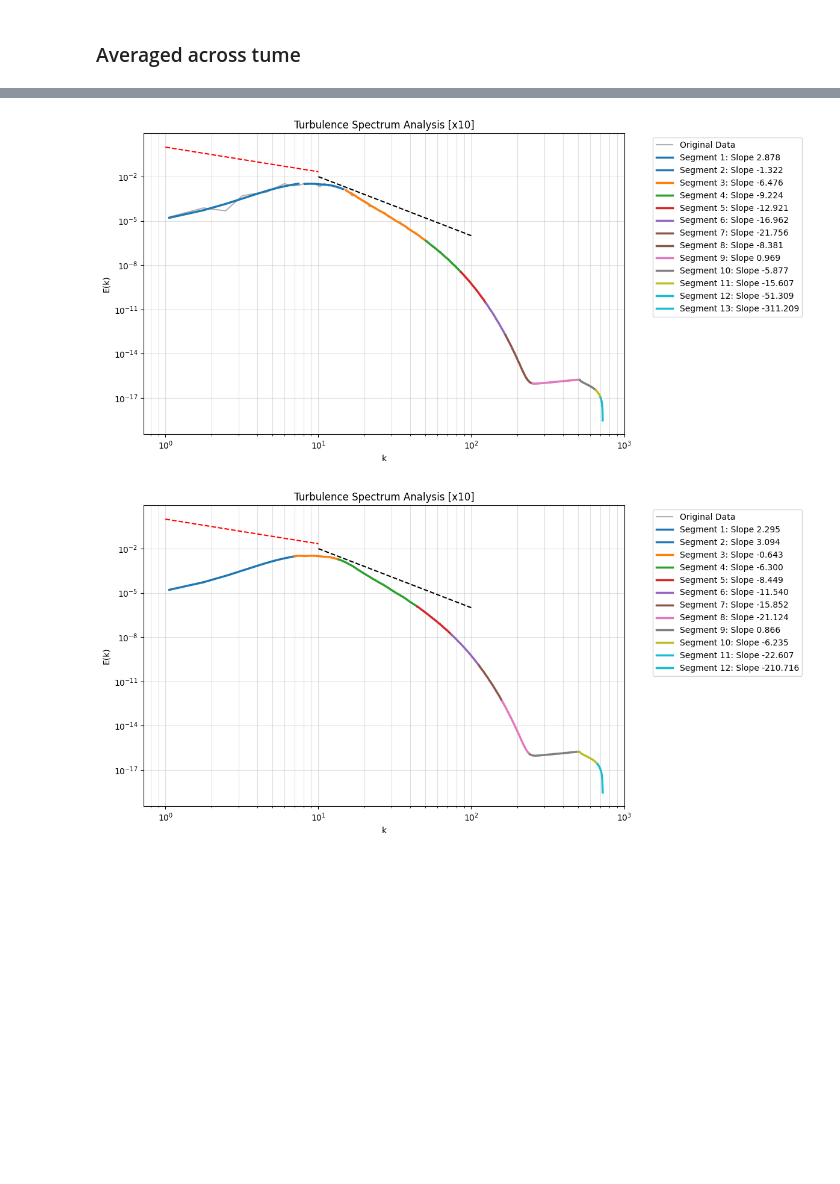
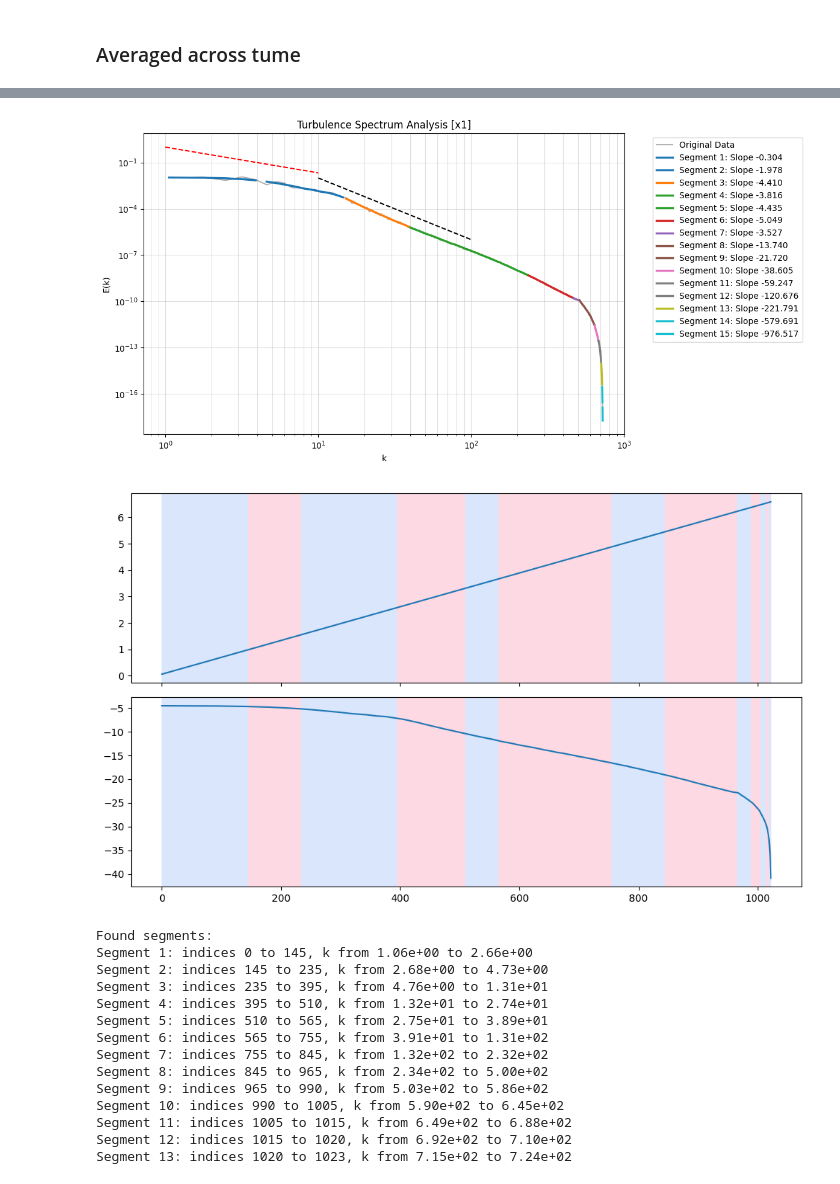
Before and after one commit to red1ithink/EnergySpectrum, a Jupyter notebook: tracking_range.ipynb, the cells around one changed output, grey strips where cells are left out. Drawn from its saved outputs; the diff is of its cells as text; code cells hidden in the pictures; blank space fills up the shorter version.

```diff
--- a/tracking_range.ipynb
+++ b/tracking_range.ipynb
@@ -94,7 +94,7 @@ Segment 6: indices 990 to 1023, k from 5.90e+02 to 7.24e+02
 # %%
 all_ek = []
 
-for file in files2:
+for file in files:
     k, e_k = get_ek(file)
     e_k = e_k[1:]
     all_ek.append(e_k)
@@ -110,6 +111,6 @@ compared_line()
 # %%
-tr.tracking_data(k, mean_ek, 1, 'x10')
+tr.tracking_data(k, mean_ek, 0.1, 'x1')
 compared_line()
-tr.tracking2_data(k, mean_ek, 1, 'x10')
+tr.tracking2_data(k, mean_ek, 0.1, 'x1')
 compared_line()
 # %% [output]
@@ -134,2 +134,16 @@ Segment 12: indices 1020 to 1023, k from 7.15e+02 to 7.24e+02
-[figure, old version]
+[figure, new version]
-[figure, old version]
+[figure, new version]
+Found segments:
+Segment 1: indices 0 to 145, k from 1.06e+00 to 2.66e+00
+Segment 2: indices 145 to 235, k from 2.68e+00 to 4.73e+00
+Segment 3: indices 235 to 395, k from 4.76e+00 to 1.31e+01
+Segment 4: indices 395 to 510, k from 1.32e+01 to 2.74e+01
+Segment 5: indices 510 to 565, k from 2.75e+01 to 3.89e+01
+Segment 6: indices 565 to 755, k from 3.91e+01 to 1.31e+02
+Segment 7: indices 755 to 845, k from 1.32e+02 to 2.32e+02
+Segment 8: indices 845 to 965, k from 2.34e+02 to 5.00e+02
+Segment 9: indices 965 to 990, k from 5.03e+02 to 5.86e+02
+Segment 10: indices 990 to 1005, k from 5.90e+02 to 6.45e+02
+Segment 11: indices 1005 to 1015, k from 6.49e+02 to 6.88e+02
+Segment 12: indices 1015 to 1020, k from 6.92e+02 to 7.10e+02
+Segment 13: indices 1020 to 1023, k from 7.15e+02 to 7.24e+02
```
Also changed, not shown: parts of 4 cells of this notebook, 1 other file.
